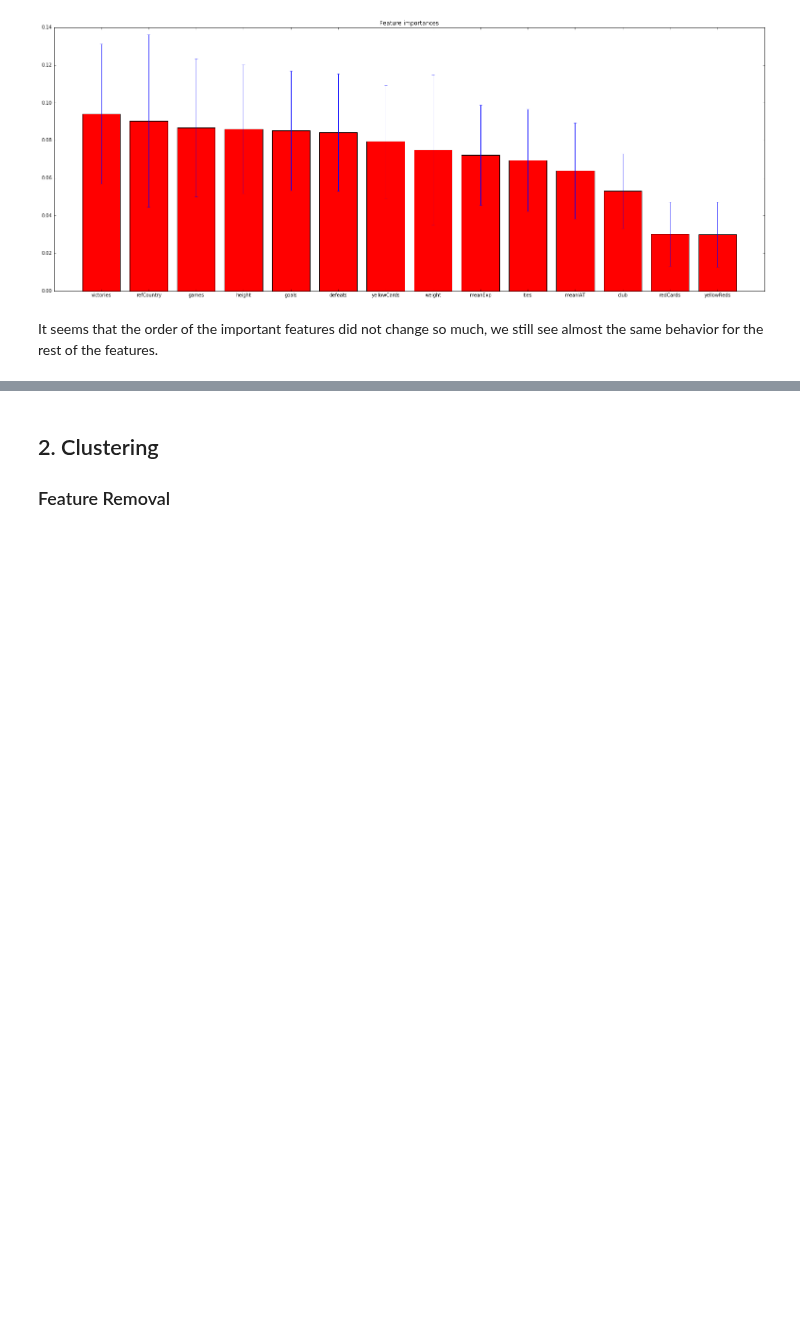
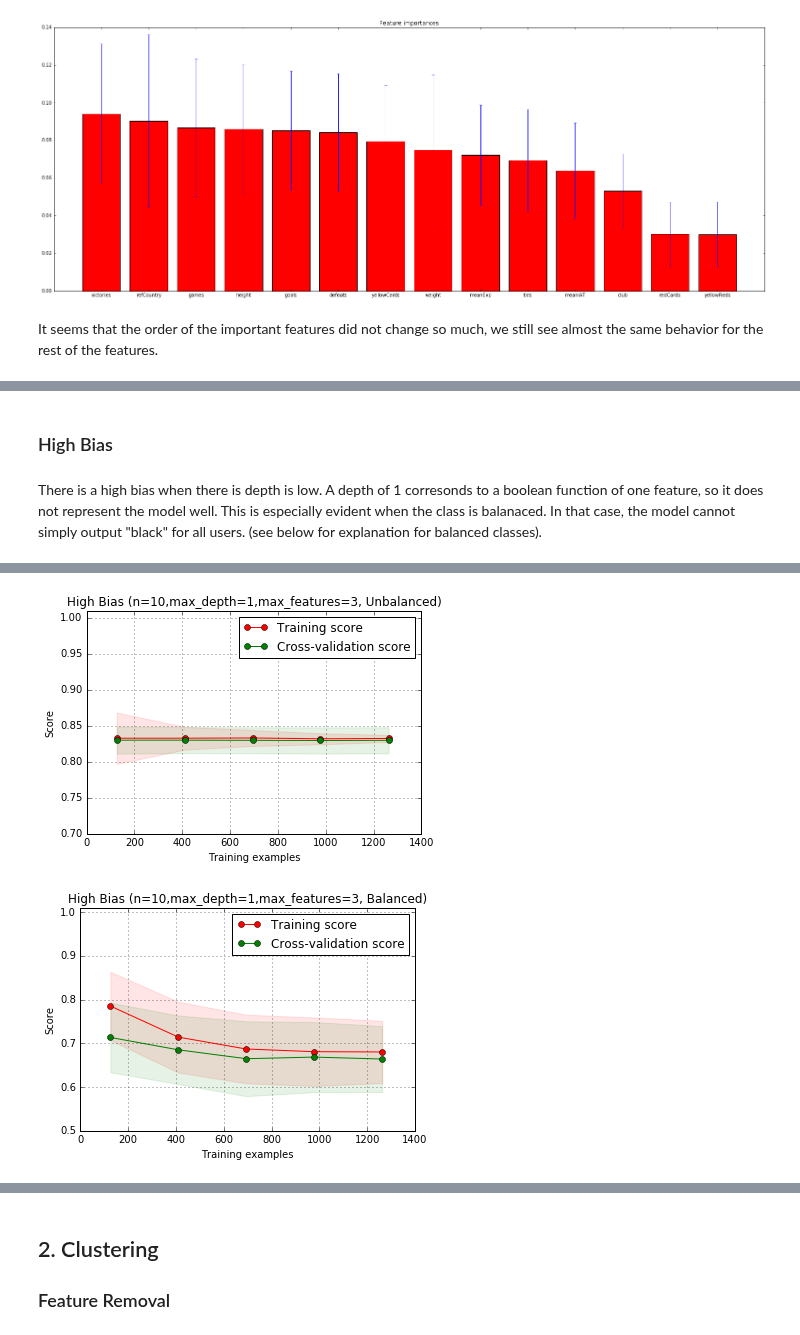
Before and after one commit to kirtanp/ADA-EPFL-2016, a Jupyter notebook: Lab4/soccer_race.ipynb, the cells around one changed output, grey strips where cells are left out. Drawn from its saved outputs; the diff is of its cells as text; code cells hidden in the pictures; blank space fills up the shorter version.

```diff
--- a/Lab4/soccer_race.ipynb
+++ b/Lab4/soccer_race.ipynb
@@ -577,0 +603,17 @@ Learning Curves: Cross Validation
+# %% [markdown]
+### High Bias
+# %% [markdown]
+There is a high bias when there is depth is low. A depth of 1 corresonds to a boolean function of one feature, so it does not represent the model well. This is especially evident when the class is balanaced. In that case, the model cannot simply output "black" for all users. (see below for explanation for balanced classes).
+# %%
+# Plot 3
+# ------------------------------------
+title = "High Bias (n=10,max_depth=1,max_features=3, Unbalanced)"
+estimator = RandomForestClassifier(n_estimators=10,max_depth=1,max_features=3)
+plot_learning_curve(estimator, title, x, y, ylim=(0.7, 1.01), cv=cv, n_jobs=4)
+
+# Plot 4
+# ------------------------------------
+title = "High Bias (n=10,max_depth=1,max_features=3, Balanced)"
+estimator = RandomForestClassifier(n_estimators=10,max_depth=1,max_features=3, class_weight='balanced')
+plot_learning_curve(estimator, title, x, y, ylim=(0.5, 1.01), cv=cv, n_jobs=4)
+# %% [output]
@@ -577,0 +621,2 @@ Learning Curves: Cross Validation
+[figure, added]
+[figure, added]
```
Also changed, not shown: parts of 23 cells of this notebook, 1 other file.
